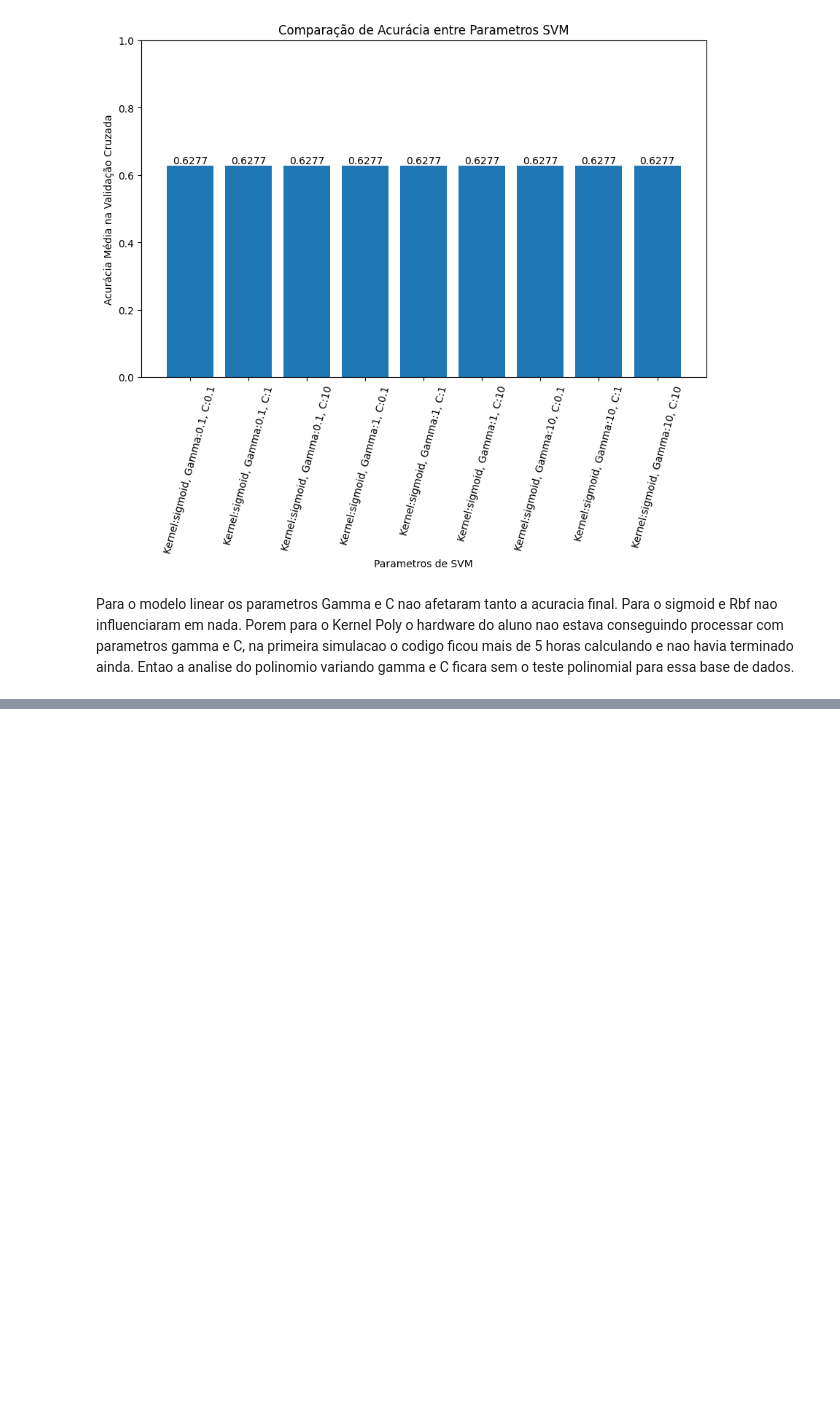
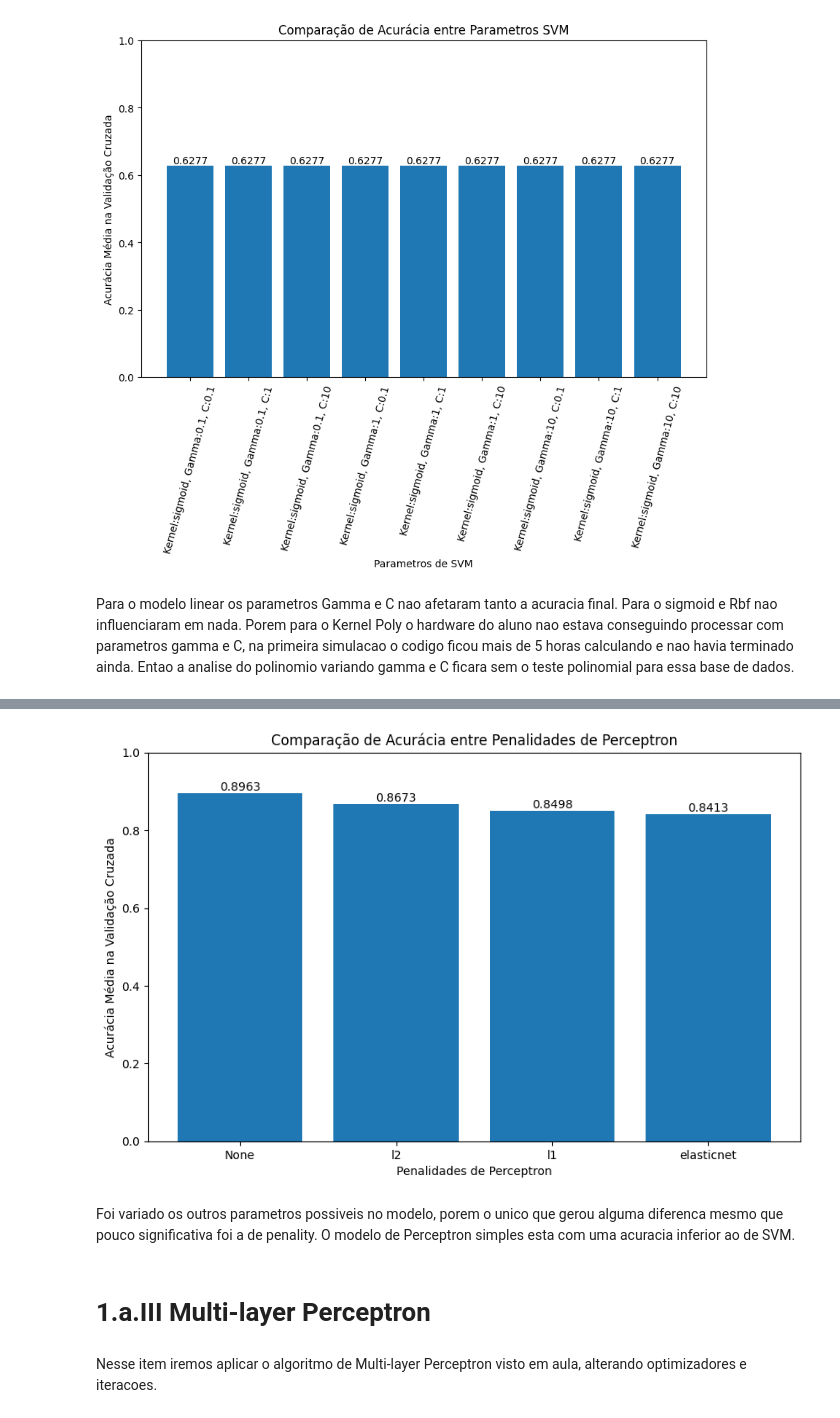
Before and after one commit to glaucofilho/CEDS808, a Jupyter notebook: Tarefas/Aula05/main.ipynb, the cells around one changed output, grey strips where cells are left out. Saved outputs shown, nothing was run; the diff lists cells and outputs as text; code cells hidden in the pictures; blank space fills up the shorter version.

Commit message:
aula_5

```diff
--- a/Tarefas/Aula05/main.ipynb
+++ b/Tarefas/Aula05/main.ipynb
@@ -289,0 +376,19 @@ Para o modelo linear os parametros Gamma e C nao afetaram tanto a acuracia final
+# %%
+plt.figure(figsize=(10, 6))
+bars =plt.bar(penalities_str, perceptron_penalities_mean_accuracy)
+plt.xlabel('Penalidades de Perceptron')
+plt.ylabel('Acurácia Média na Validação Cruzada')
+plt.title('Comparação de Acurácia entre Penalidades de Perceptron')
+plt.ylim(0, 1)
+for bar in bars:
+    yval = bar.get_height()
+    plt.text(bar.get_x() + bar.get_width()/2, yval, round(yval, 4), va='bottom', ha='center')
+plt.show()
+# %% [output]
+[figure, added]
+# %% [markdown]
+Foi variado os outros parametros possiveis no modelo, porem o unico que gerou alguma diferenca mesmo que pouco significativa foi a de penality. O modelo de Perceptron simples esta com uma acuracia inferior ao de SVM.
+# %% [markdown]
+# <a id="mlp"></a> 1.a.III Multi-layer Perceptron
+# %% [markdown]
+Nesse item iremos aplicar o algoritmo de Multi-layer Perceptron visto em aula, alterando optimizadores e iteracoes.
```
Also changed, not shown: parts of 43 cells of this notebook, 1 other file.
